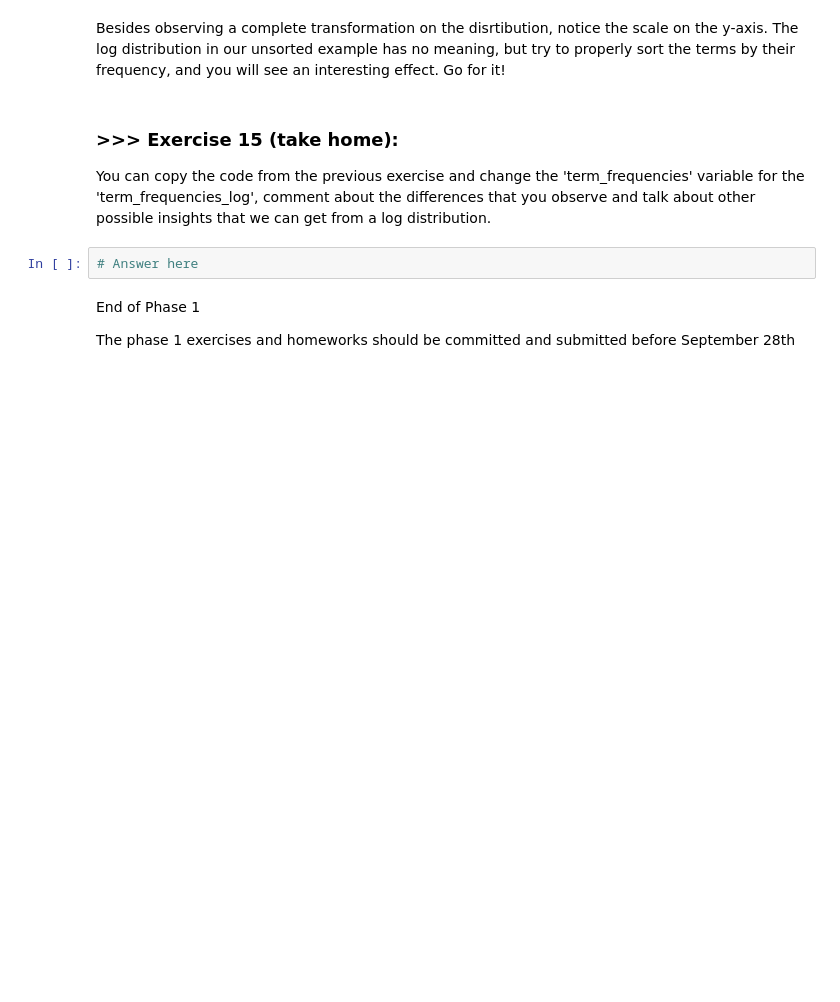
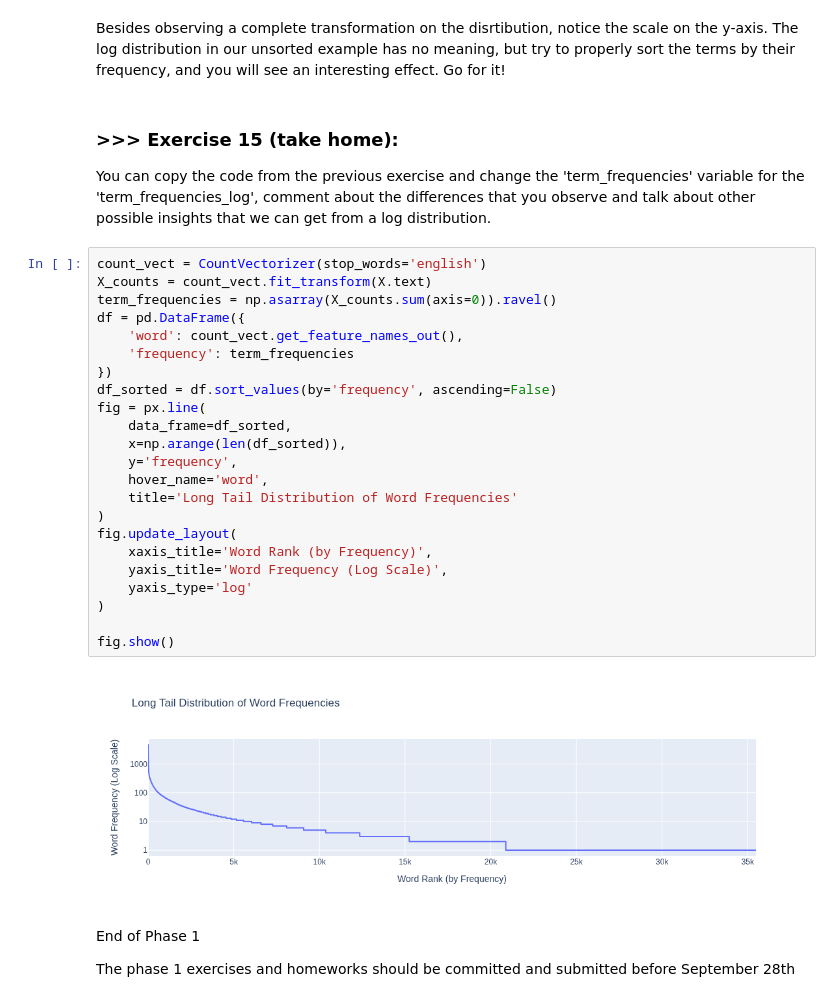
Before and after one commit to daumkakao1203/DM2025-Lab1-Exercise, a Jupyter notebook: DM2025-Lab1-Master.ipynb, the cells around one changed output. Cells and saved outputs as stored; diff of their text form; blank space fills up the shorter version.

```diff
--- a/DM2025-Lab1-Master.ipynb
+++ b/DM2025-Lab1-Master.ipynb
@@ -1161,8 +1219,31 @@ Besides observing a complete transformation on the disrtibution, notice the scal
 # %% [markdown]
 ### >>> **Exercise 15 (take home):**
 You can copy the code from the previous exercise and change the 'term_frequencies' variable for the 'term_frequencies_log', comment about the differences that you observe and talk about other possible insights that we can get from a log distribution.
-# %%
-# Answer here
+# %%
+count_vect = CountVectorizer(stop_words='english')
+X_counts = count_vect.fit_transform(X.text)
+term_frequencies = np.asarray(X_counts.sum(axis=0)).ravel()
+df = pd.DataFrame({
+    'word': count_vect.get_feature_names_out(),
+    'frequency': term_frequencies
+})
+df_sorted = df.sort_values(by='frequency', ascending=False)
+fig = px.line(
+    data_frame=df_sorted,
+    x=np.arange(len(df_sorted)),
+    y='frequency',
+    hover_name='word',
+    title='Long Tail Distribution of Word Frequencies'
+)
+fig.update_layout(
+    xaxis_title='Word Rank (by Frequency)',
+    yaxis_title='Word Frequency (Log Scale)',
+    yaxis_type='log'
+)
+
+fig.show()
+# %% [output]
+[figure, added]
 # %% [markdown]
 End of Phase 1
 
```
Also changed, not shown: parts of 14 cells of this notebook, 2 other files.
